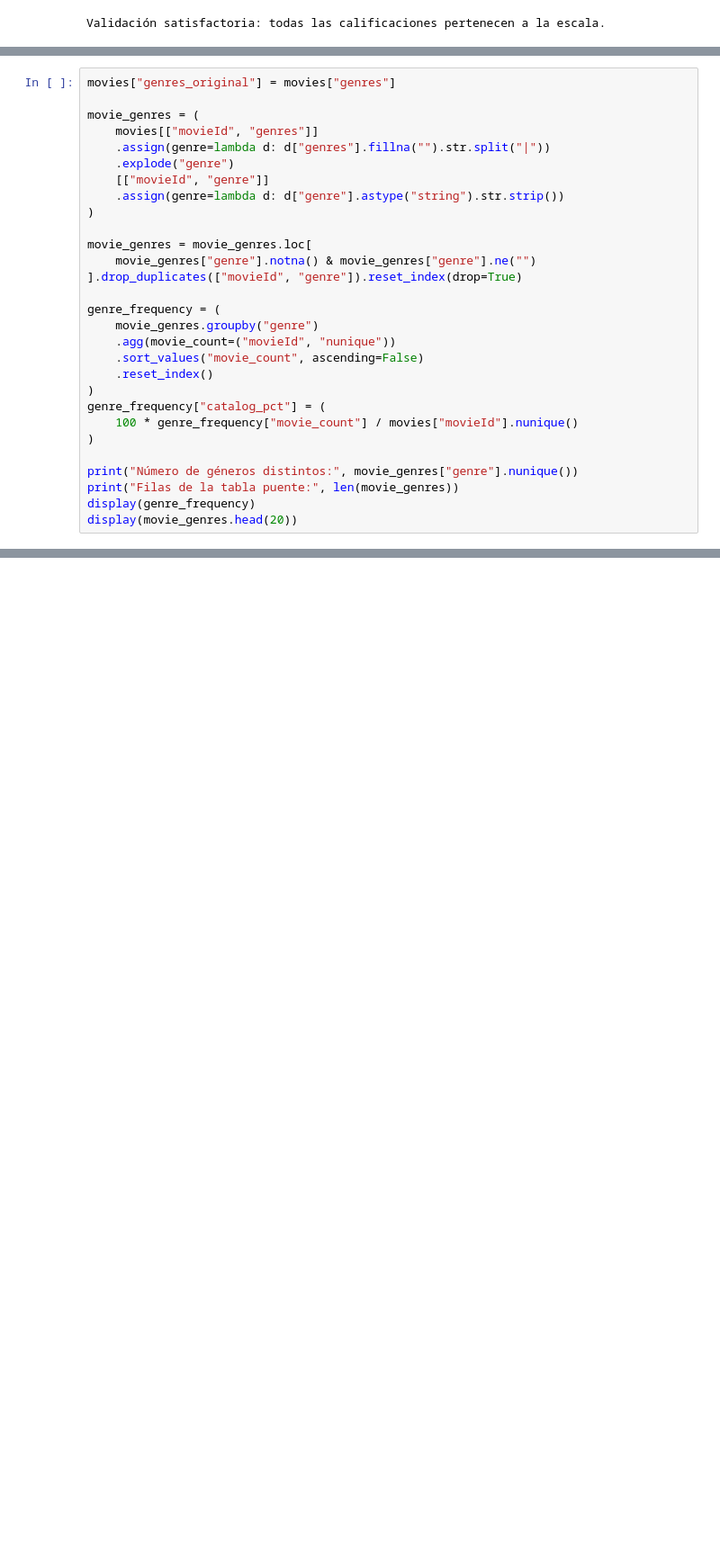
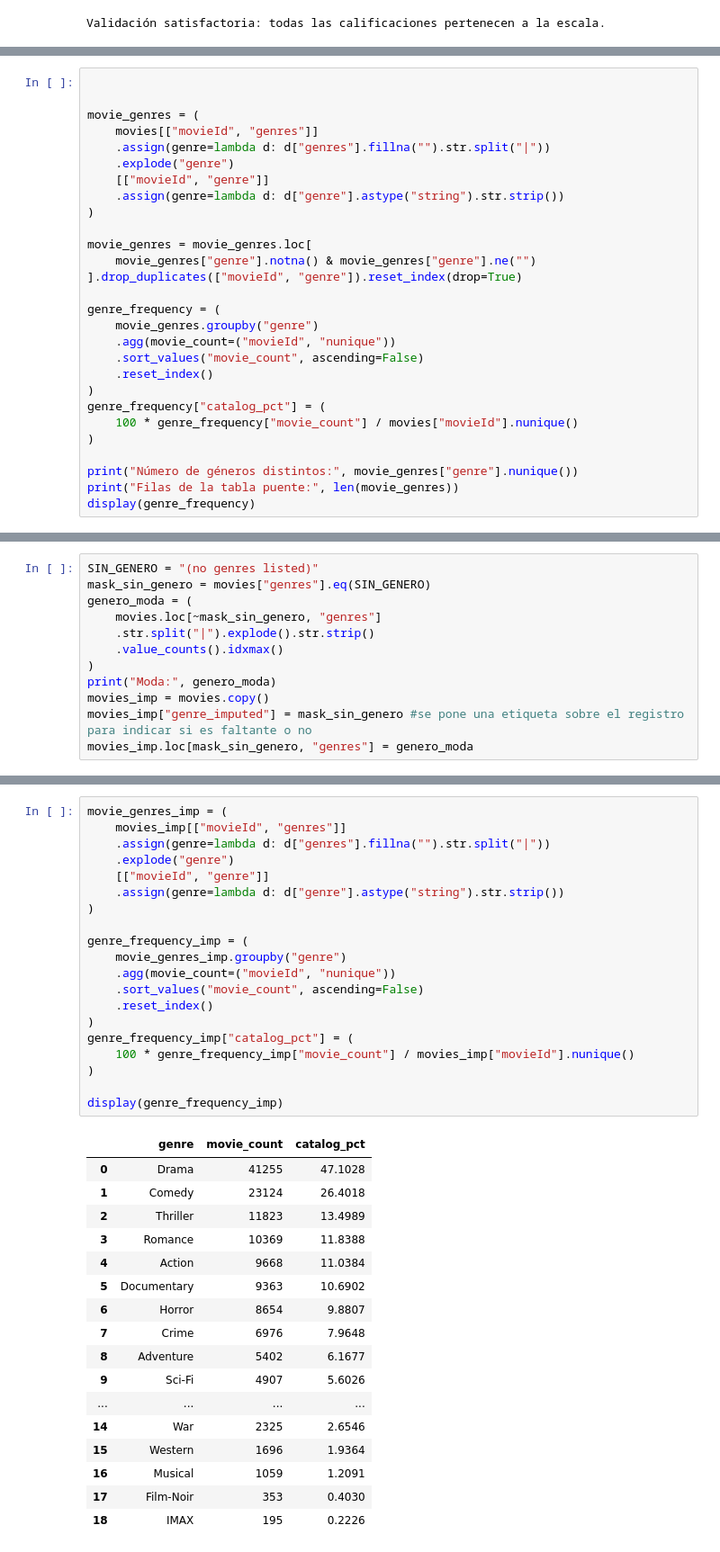
Before and after one commit to chaffrey8/DMEMCD_2026, a Jupyter notebook: notebooks/01_limpieza_integracion_movielens.ipynb, the cells around one changed output, grey strips where cells are left out. Shown at 90% size. Saved outputs shown, nothing was run; the diff lists cells and outputs as text; blank space fills up the shorter version.

```diff
--- a/notebooks/01_limpieza_integracion_movielens.ipynb
+++ b/notebooks/01_limpieza_integracion_movielens.ipynb
@@ -1925,5 +1974,5 @@ Se conserva exactamente como fue distribuida por MovieLens.
 # %%
-movies["genres_original"] = movies["genres"]
+
 
 movie_genres = (
     movies[["movieId", "genres"]]
@@ -1950,7 +1999,6 @@ genre_frequency["catalog_pct"] = (
 print("Número de géneros distintos:", movie_genres["genre"].nunique())
 print("Filas de la tabla puente:", len(movie_genres))
 display(genre_frequency)
-display(movie_genres.head(20))
 # %% [output]
 Número de géneros distintos: 20
 Filas de la tabla puente: 154170
@@ -1990,0 +2033,12 @@ Filas de la tabla puente: 154170
+# %%
+SIN_GENERO = "(no genres listed)"
+mask_sin_genero = movies["genres"].eq(SIN_GENERO)
+genero_moda = (
+    movies.loc[~mask_sin_genero, "genres"]
+    .str.split("|").explode().str.strip()
+    .value_counts().idxmax()
+)
+print("Moda:", genero_moda)
+movies_imp = movies.copy()
+movies_imp["genre_imputed"] = mask_sin_genero #se pone una etiqueta sobre el registro para indicar si es faltante o no
+movies_imp.loc[mask_sin_genero, "genres"] = genero_moda
@@ -1990,0 +2056,38 @@ Filas de la tabla puente: 154170
+# %%
+movie_genres_imp = (
+    movies_imp[["movieId", "genres"]]
+    .assign(genre=lambda d: d["genres"].fillna("").str.split("|"))
+    .explode("genre")
+    [["movieId", "genre"]]
+    .assign(genre=lambda d: d["genre"].astype("string").str.strip())
+)
+
+genre_frequency_imp = (
+    movie_genres_imp.groupby("genre")
+    .agg(movie_count=("movieId", "nunique"))
+    .sort_values("movie_count", ascending=False)
+    .reset_index()
+)
+genre_frequency_imp["catalog_pct"] = (
+    100 * genre_frequency_imp["movie_count"] / movies_imp["movieId"].nunique()
+)
+
+display(genre_frequency_imp)
+# %% [output]
+|  | genre | movie_count | catalog_pct |
+| 0 | Drama | 41255 | 47.1028 |
+| 1 | Comedy | 23124 | 26.4018 |
+| 2 | Thriller | 11823 | 13.4989 |
+| 3 | Romance | 10369 | 11.8388 |
+| 4 | Action | 9668 | 11.0384 |
+| 5 | Documentary | 9363 | 10.6902 |
+| 6 | Horror | 8654 | 9.8807 |
+| 7 | Crime | 6976 | 7.9648 |
+| 8 | Adventure | 5402 | 6.1677 |
+| 9 | Sci-Fi | 4907 | 5.6026 |
+| ... | ... | ... | ... |
+| 14 | War | 2325 | 2.6546 |
+| 15 | Western | 1696 | 1.9364 |
+| 16 | Musical | 1059 | 1.2091 |
+| 17 | Film-Noir | 353 | 0.4030 |
+| 18 | IMAX | 195 | 0.2226 |
```
Also changed, not shown: parts of 21 cells of this notebook, 1 other file.
